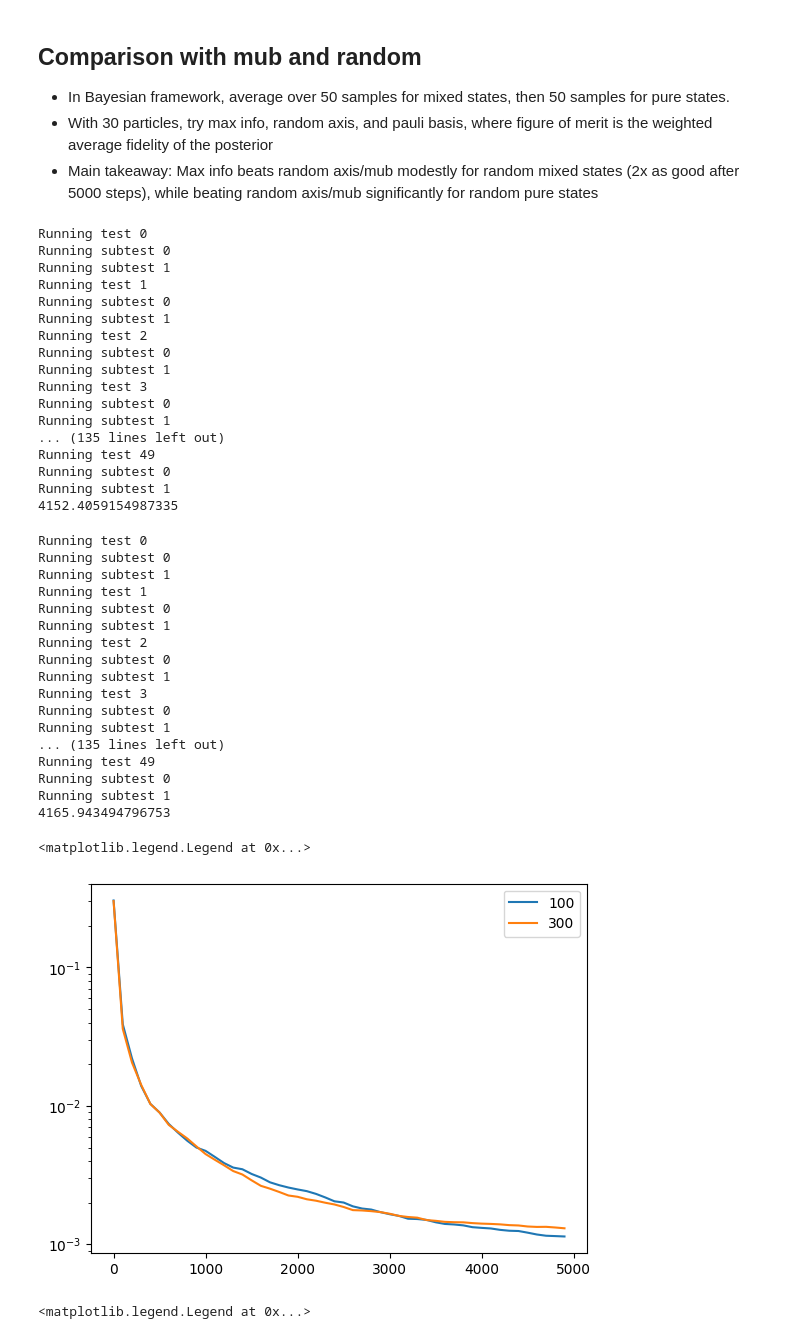
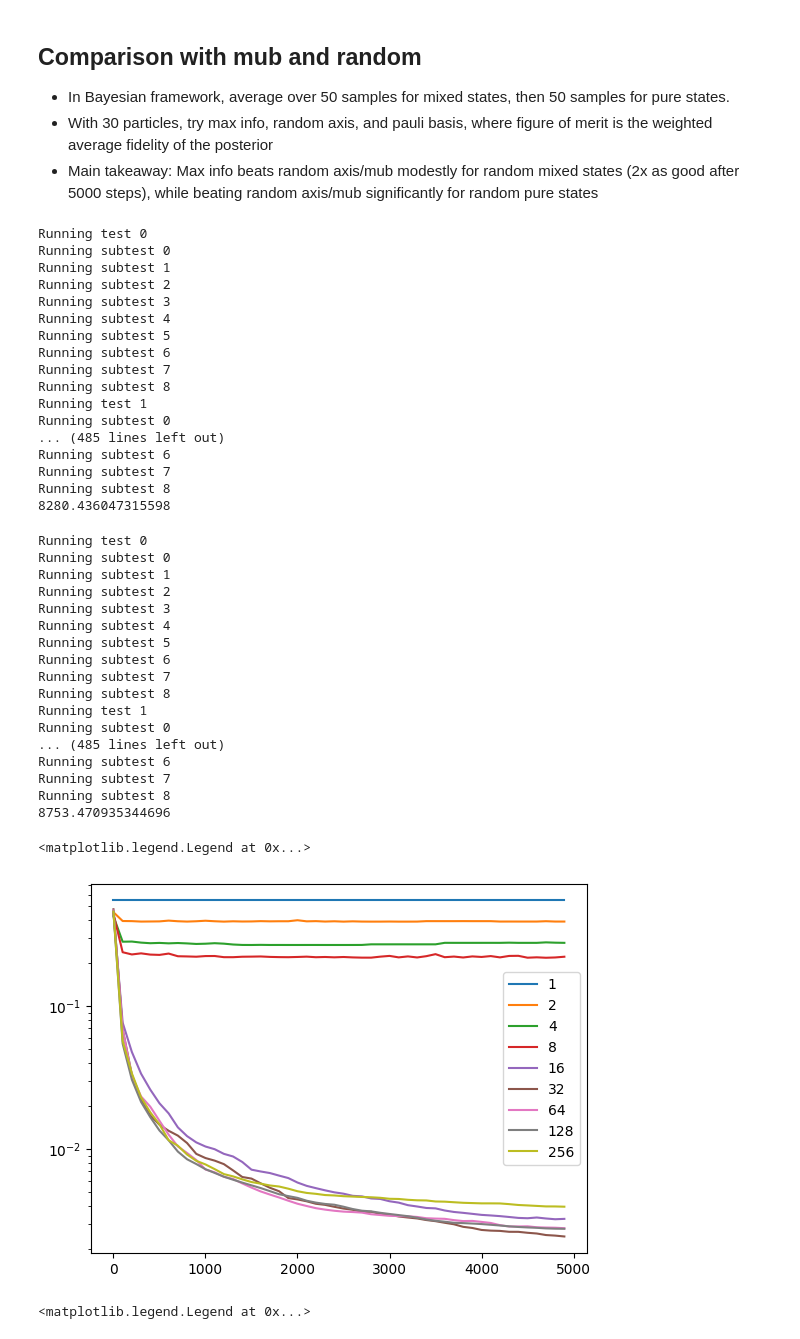
Before and after one commit to JackieLee23/adaptive_qst, a Jupyter notebook: notebooks/max_info_mixed_states.ipynb, the cells around one changed output. Cells and saved outputs as stored; diff of their text form; code cells hidden in the pictures.

```diff
--- a/notebooks/max_info_mixed_states.ipynb
+++ b/notebooks/max_info_mixed_states.ipynb
@@ -163,13 +163,13 @@ def run_bayes(hidden_state, n_measurements, n_particles, model, data_freq):
 # %%
 n_tests = 50
 n_measurements = 5000
-n_models = 2
+n_models = 9
 data_freq = 100 ## How often to collect data
 pure_state = False
 
 infidelities = np.zeros((n_tests, n_models, n_measurements // data_freq))
 
-particle_nums = [100, 300]
+particle_nums = [1, 2, 4, 8, 16, 32, 64, 128, 256]
 
 import time
 start = time.time()
@@ -194,18 +194,18 @@ print(time.time() - start)
 Running test 0
 Running subtest 0
 Running subtest 1
+Running subtest 2
+Running subtest 3
+Running subtest 4
+Running subtest 5
+Running subtest 6
+Running subtest 7
+Running subtest 8
 Running test 1
 Running subtest 0
-Running subtest 1
-Running test 2
-Running subtest 0
-Running subtest 1
-Running test 3
-Running subtest 0
-Running subtest 1
-... (135 lines left out)
-Running test 49
-Running subtest 0
-Running subtest 1
-4152.4059154987335
+... (485 lines left out)
+Running subtest 6
+Running subtest 7
+Running subtest 8
+8280.436047315598
 # %%
@@ -213,13 +213,13 @@ np.savez("data/particle_test_mixed", arr_1 = infidelities)
 # %%
 n_tests = 50
 n_measurements = 5000
-n_models = 2
+n_models = 9
 data_freq = 100 ## How often to collect data
 pure_state = True
 
 infidelities = np.zeros((n_tests, n_models, n_measurements // data_freq))
 
-particle_nums = [100, 300]
+particle_nums = [1, 2, 4, 8, 16, 32, 64, 128, 256]
 
 import time
 start = time.time()
@@ -244,18 +244,18 @@ print(time.time() - start)
 Running test 0
 Running subtest 0
 Running subtest 1
+Running subtest 2
+Running subtest 3
+Running subtest 4
+Running subtest 5
+Running subtest 6
+Running subtest 7
+Running subtest 8
 Running test 1
 Running subtest 0
-Running subtest 1
-Running test 2
-Running subtest 0
-Running subtest 1
-Running test 3
-Running subtest 0
-Running subtest 1
-... (135 lines left out)
-Running test 49
-Running subtest 0
-Running subtest 1
-4165.943494796753
+... (485 lines left out)
+Running subtest 6
+Running subtest 7
+Running subtest 8
+8753.470935344696
 # %%
@@ -263,16 +263,15 @@ np.savez("data/particle_test_pure", arr_1 = infidelities)
 # %%
-infidelities = np.load("data/particle_test_mixed.npz")['arr_1']
+infidelities = np.load("data/particle_test_pure_2.npz")['arr_1']
 avgs = np.mean(infidelities, axis = 0)
 
-plt.plot(np.arange(0, n_measurements, data_freq), avgs[0], label = "100")
-plt.plot(np.arange(0, n_measurements, data_freq), avgs[1], label = "300")
-#plt.plot(np.arange(0, n_measurements, data_freq), avgs[2], label = "pauli")
+for i in range(9):
+    plt.plot(np.arange(0, n_measurements, data_freq), avgs[i], label = f"{particle_nums[i]}")
 
 plt.yscale('log')
 plt.legend()
 # %% [output]
 <matplotlib.legend.Legend at 0x...>
-[figure, old version]
+[figure, new version]
 # %%
 infidelities = np.load("data/avg_fidelity_mixed.npz")['arr_1']
 avgs = np.mean(infidelities, axis = 0)
```
Also changed, not shown: parts of 2 cells of this notebook, 6 other files.
